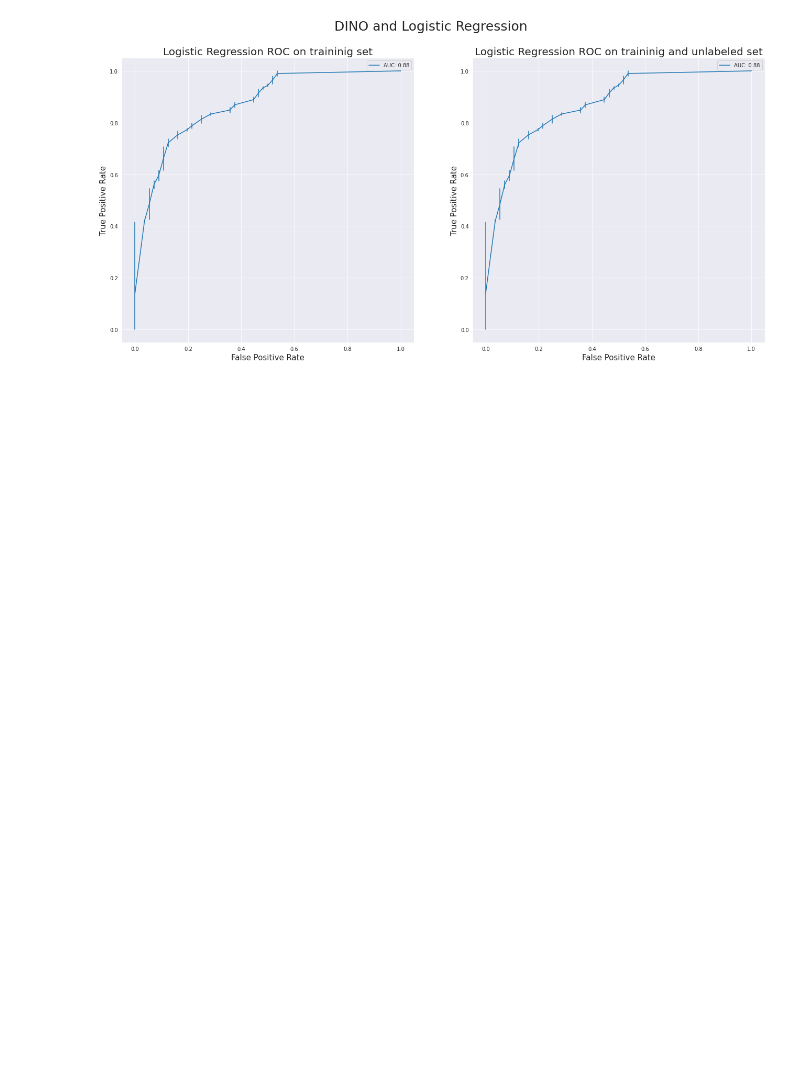
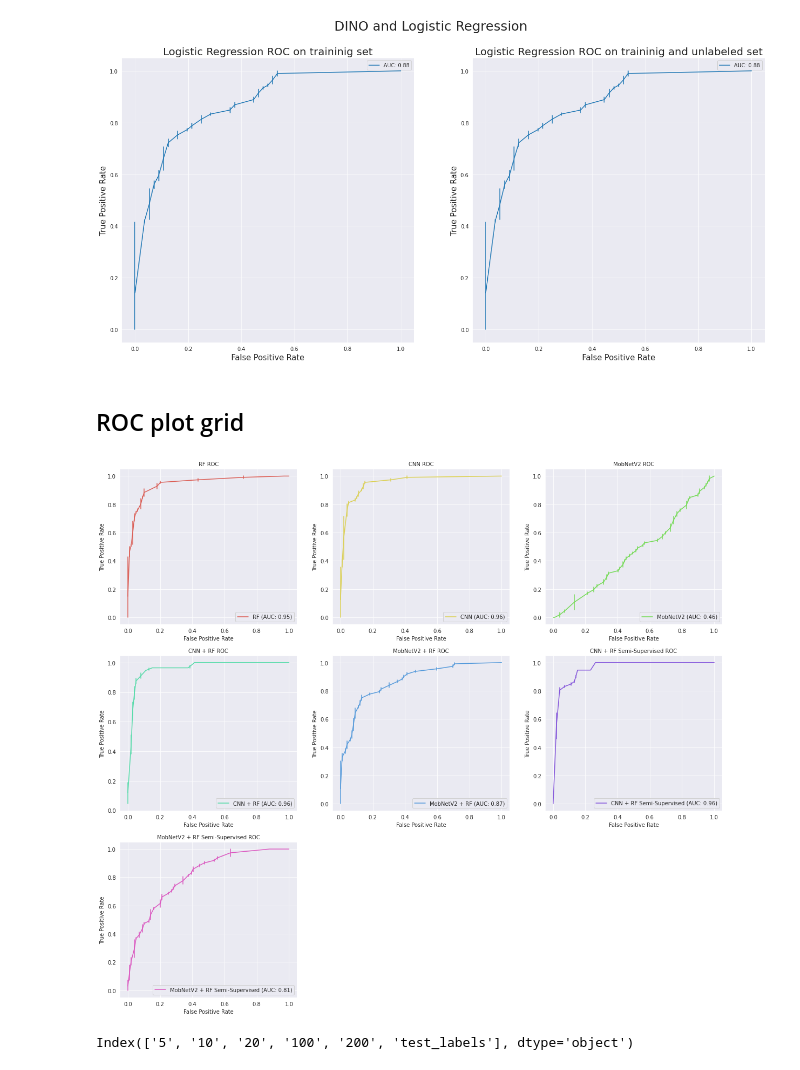
Before and after one commit to giollimirgia/litter_thesis, a Jupyter notebook: code/plots.ipynb, the cells around one changed output. Saved outputs shown, nothing was run; the diff lists cells and outputs as text; code cells hidden in the pictures; blank space fills up the shorter version.

Commit message:
added grid plots

```diff
--- a/code/plots.ipynb
+++ b/code/plots.ipynb
@@ -204,3 +195,46 @@ plt.xlabel("False Positive Rate", fontsize=15)
 plt.savefig("../code/figures/DINO_lin.png")
 # %% [output]
 [figure]
+# %% [markdown]
+## ROC plot grid
+# %%
+def roc_grid_plot(df, title_dict):
+  # arrange grid
+  nplots = len(df.columns.drop('test_labels'))
+  if nplots%3==0:
+    rows = nplots//3
+    cols = 3
+  else:
+    rows = nplots//3 + 1
+    cols = 3
+  i = 1
+  colors = sns.color_palette("hls", nplots)
+
+  # plot subplots
+  for c in df.columns.drop('test_labels'):
+    plt.subplot(rows, cols, i)
+    sns.set_style("darkgrid")
+    fpr, tpr, thresholds = roc_curve(df['test_labels'], df[c])
+    a = round(auc(fpr, tpr),2)
+    sns.lineplot(x=fpr, y=tpr, label="{} (AUC: {})".format(title_dict[c], a), err_style='bars', color=colors[i-1])
+    plt.legend(loc='lower right')
+    plt.title("{} ROC".format(title_dict[c]), fontsize=10)
+    plt.ylabel("True Positive Rate")#, fontsize=15)
+    plt.xlabel("False Positive Rate")#, fontsize=15)
+    i+=1
+# %%
+plt.figure(figsize=(20,18))
+titles = {'pred_prob_rf': 'RF',
+          'pred_probs_cnnkf': 'CNN',
+          'pred_probs_mobnet': 'MobNetV2',
+          'pred_probs_rfcnnkf3': 'CNN + RF',
+          'pred_probs_rfmobnet': 'MobNetV2 + RF',
+          'pred_probs_rfcnnkf3_ss': 'CNN + RF Semi-Supervised',
+          'pred_probs_rfmobnet_ss': 'MobNetV2 + RF Semi-Supervised'}
+roc_grid_plot(df, titles)
+# %% [output]
+[figure, added]
+# %%
+knn_ontrain.columns
+# %% [output]
+Index(['5', '10', '20', '100', '200', 'test_labels'], dtype='object')
```
Also changed, not shown: parts of 5 cells of this notebook.
